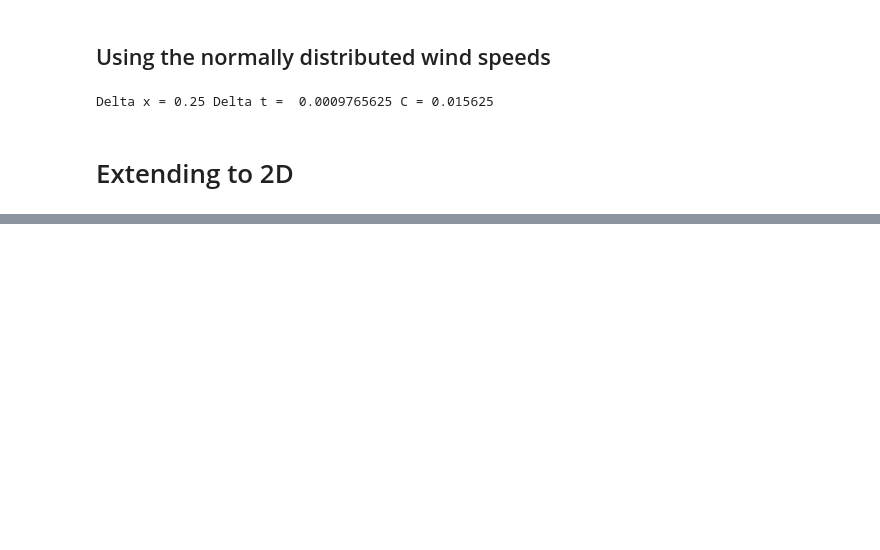
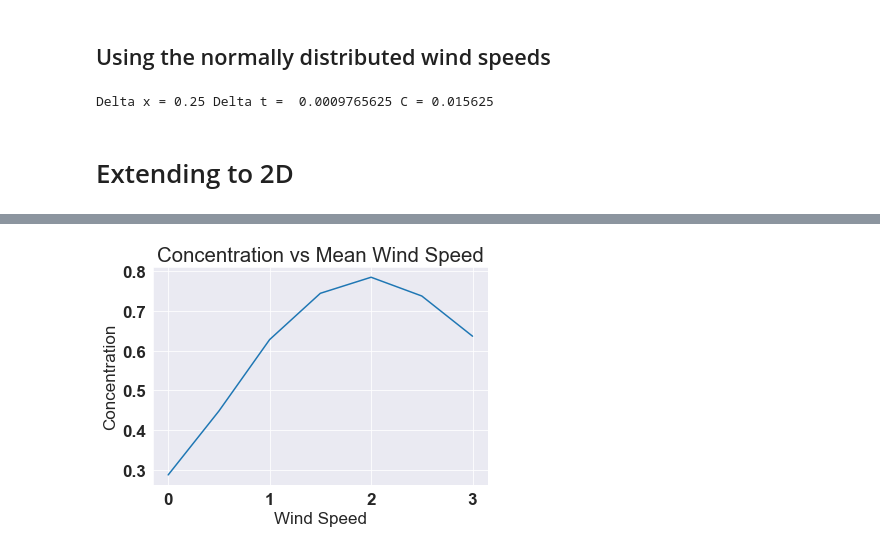
Before and after one commit to ktadgh/Air-Pollution, a Jupyter notebook: Air Polution.ipynb, the cells around one changed output, grey strips where cells are left out. Saved outputs shown, nothing was run; the diff lists cells and outputs as text; code cells hidden in the pictures; blank space fills up the shorter version.

```diff
--- a/Air Polution.ipynb
+++ b/Air Polution.ipynb
@@ -284,0 +397,15 @@ MovieWriter ffmpeg unavailable; using Pillow instead.
+# %%
+font = {'family' : 'sans',
+        'weight' : 'bold',
+        'size'   : 17}
+
+matplotlib.rc('font', **font)
+
+plt.xlabel('Wind Speed')
+plt.ylabel('Concentration')
+# - assuming variance of 2.168835495560843 with y_mean = 0
+plt.title('Concentration vs Mean Wind Speed')
+plt.plot(speeds,concentrations)
+plt.savefig('conc_mws_x.pdf',bbox_inches='tight')
+# %% [output]
+[figure, added]
```
Also changed, not shown: parts of 15 cells of this notebook.
